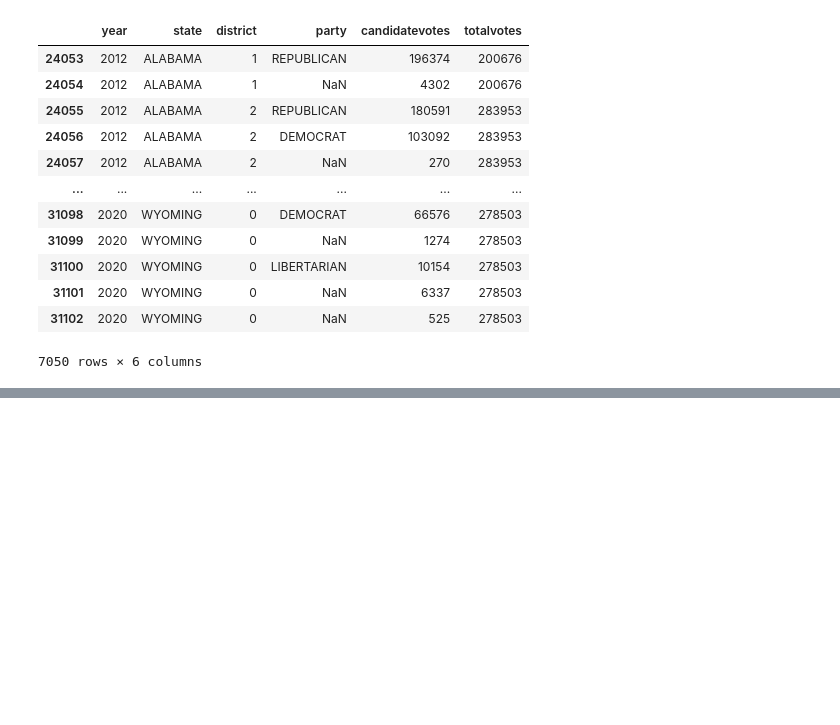
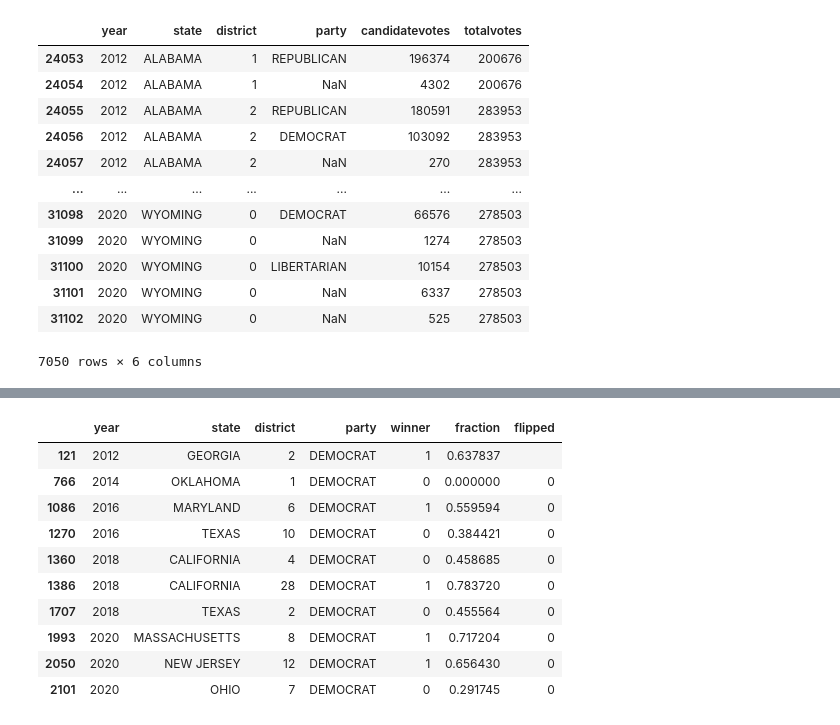
Before and after one commit to wh33les/GerrymanderingProject, a Jupyter notebook: HouseSeatsProject.ipynb, the cells around one changed output, grey strips where cells are left out. Cells and saved outputs as stored; diff of their text form; code cells hidden in the pictures; blank space fills up the shorter version.

```diff
--- a/HouseSeatsProject.ipynb
+++ b/HouseSeatsProject.ipynb
@@ -211,20 +183,34 @@ df # for debugging
 # %%
-# This code chunk and below hasn't been executed yet
-
-# Add a column indicating whether the seat flipped
-df["flipped"] = 0
+# Add a column indicating whether the seat flipped to Democrat
+df["flipped"] = ''
 for i in range(len(years)):
     if i >= 1:
         for state in states:
-            district_numbers_repeats = df.loc[(df.year==2012) & (df.state==state)]["district"].values.tolist()
-            district_numbers = []
-            [district_numbers.append(num) for num in district_numbers_repeats if num not in district_numbers]
+            district_numbers = districts(state)
             for district in district_numbers:
-                print(years[i], state, district) # for debugging
-                current_outcome = df.loc[(df.year==years[i]) & (df.state==state) & (df.district==district)]["winner"]
-                previous_outcome = df.loc[(df.year==years[i-1]) & (df.state==state) & (df.district==district)]["winner"]
-                print("In", years[i], "win was:", current_outcome) # for debugging
-                print("Last election, win was:", previous_outcome) # for debugging
+                #print(years[i], state, district) # for debugging
+                current_outcome = df.loc[(df.year==years[i]) & (df.state==state) & (df.district==district), "winner"].values[0]
+                previous_outcome = df.loc[(df.year==years[i-1]) & (df.state==state) & (df.district==district), "winner"].values[0]
+                #print("In", years[i], "win was:", current_outcome) # for debugging
+                #print("Last election, win was:", previous_outcome) # for debugging
+                if (current_outcome == 1) & (previous_outcome ==0):
+                    df.loc[(df.year==years[i]) & (df.state==state) & (df.district==district), "flipped"] = 1
+                else:
+                    df.loc[(df.year==years[i]) & (df.state==state) & (df.district==district), "flipped"] = 0
+                #print("Flipped =", df.loc[(df.year==years[i]) & (df.state==state) & (df.district==district), "flipped"].values[0]) # for debugging
+df.sample(10).sort_index() # for debugging
+# %% [output]
+|  | year | state | district | party | winner | fraction | flipped |
+| 121 | 2012 | GEORGIA | 2 | DEMOCRAT | 1 | 0.637837 |  |
+| 766 | 2014 | OKLAHOMA | 1 | DEMOCRAT | 0 | 0.000000 | 0 |
+| 1086 | 2016 | MARYLAND | 6 | DEMOCRAT | 1 | 0.559594 | 0 |
+| 1270 | 2016 | TEXAS | 10 | DEMOCRAT | 0 | 0.384421 | 0 |
+| 1360 | 2018 | CALIFORNIA | 4 | DEMOCRAT | 0 | 0.458685 | 0 |
+| 1386 | 2018 | CALIFORNIA | 28 | DEMOCRAT | 1 | 0.783720 | 0 |
+| 1707 | 2018 | TEXAS | 2 | DEMOCRAT | 0 | 0.455564 | 0 |
+| 1993 | 2020 | MASSACHUSETTS | 8 | DEMOCRAT | 1 | 0.717204 | 0 |
+| 2050 | 2020 | NEW JERSEY | 12 | DEMOCRAT | 1 | 0.656430 | 0 |
+| 2101 | 2020 | OHIO | 7 | DEMOCRAT | 0 | 0.291745 | 0 |
 # %%
 ## Data exploration
 # %%
```
Also changed, not shown: parts of 13 cells of this notebook.
